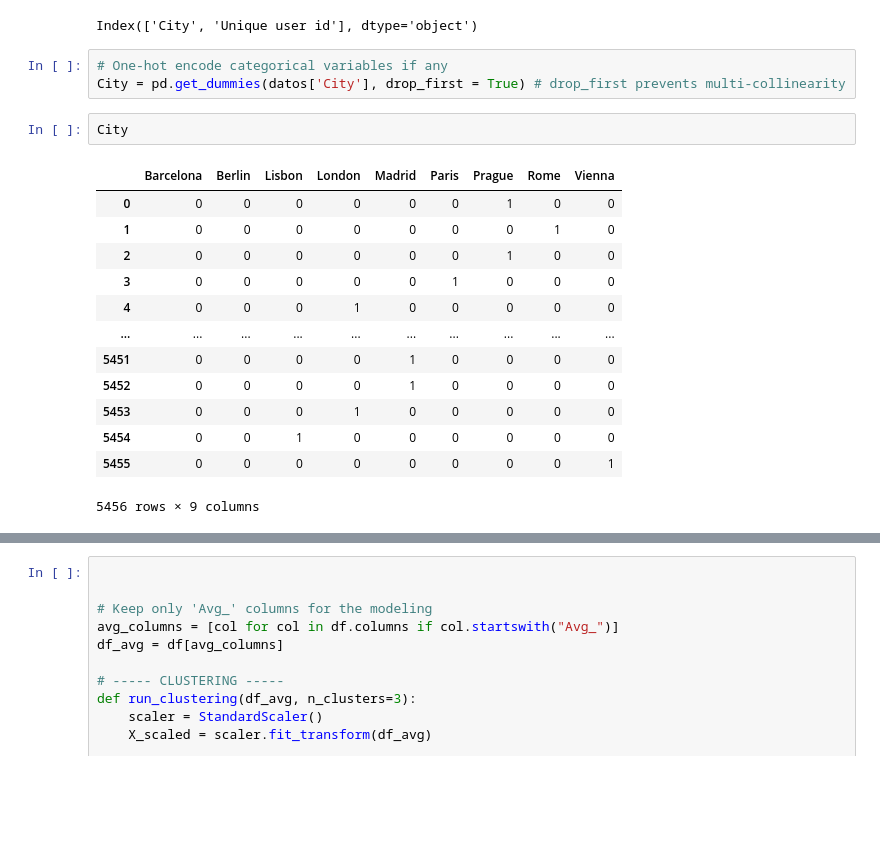
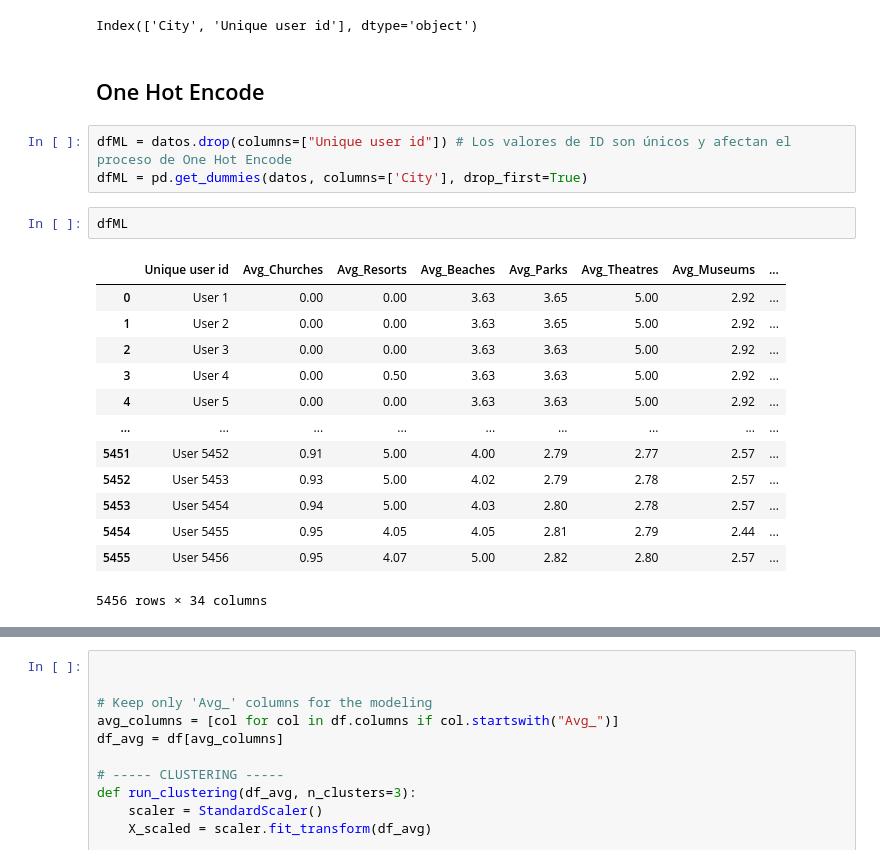
Before and after one commit to gabrielaaguiv5/ProjectI, a Jupyter notebook: notebooks/01_eda_overview.ipynb, the cells around one changed output, grey strips where cells are left out. Cells and saved outputs as stored; diff of their text form; blank space fills up the shorter version.

```diff
--- a/notebooks/01_eda_overview.ipynb
+++ b/notebooks/01_eda_overview.ipynb
@@ -522,22 +522,24 @@ plt.show()
 datos.select_dtypes(['category']).columns
 # %% [output]
 Index(['City', 'Unique user id'], dtype='object')
+# %% [markdown]
+## One Hot Encode
 # %%
-# One-hot encode categorical variables if any
-City = pd.get_dummies(datos['City'], drop_first = True) # drop_first prevents multi-collinearity
+dfML = datos.drop(columns=["Unique user id"]) # Los valores de ID son únicos y afectan el proceso de One Hot Encode
+dfML = pd.get_dummies(datos, columns=['City'], drop_first=True)
 # %%
-City
+dfML
 # %% [output]
-|  | Barcelona | Berlin | Lisbon | London | Madrid | Paris | Prague | Rome | Vienna |
-| 0 | 0 | 0 | 0 | 0 | 0 | 0 | 1 | 0 | 0 |
-| 1 | 0 | 0 | 0 | 0 | 0 | 0 | 0 | 1 | 0 |
-| 2 | 0 | 0 | 0 | 0 | 0 | 0 | 1 | 0 | 0 |
-| 3 | 0 | 0 | 0 | 0 | 0 | 1 | 0 | 0 | 0 |
-| 4 | 0 | 0 | 0 | 1 | 0 | 0 | 0 | 0 | 0 |
-| ... | ... | ... | ... | ... | ... | ... | ... | ... | ... |
-| 5451 | 0 | 0 | 0 | 0 | 1 | 0 | 0 | 0 | 0 |
-| 5452 | 0 | 0 | 0 | 0 | 1 | 0 | 0 | 0 | 0 |
-| 5453 | 0 | 0 | 0 | 1 | 0 | 0 | 0 | 0 | 0 |
-| 5454 | 0 | 0 | 1 | 0 | 0 | 0 | 0 | 0 | 0 |
-| 5455 | 0 | 0 | 0 | 0 | 0 | 0 | 0 | 0 | 1 |
+|  | Unique user id | Avg_Churches | Avg_Resorts | Avg_Beaches | Avg_Parks | Avg_Theatres | Avg_Museums | ... |
+| 0 | User 1 | 0.00 | 0.00 | 3.63 | 3.65 | 5.00 | 2.92 | ... |
+| 1 | User 2 | 0.00 | 0.00 | 3.63 | 3.65 | 5.00 | 2.92 | ... |
+| 2 | User 3 | 0.00 | 0.00 | 3.63 | 3.63 | 5.00 | 2.92 | ... |
+| 3 | User 4 | 0.00 | 0.50 | 3.63 | 3.63 | 5.00 | 2.92 | ... |
+| 4 | User 5 | 0.00 | 0.00 | 3.63 | 3.63 | 5.00 | 2.92 | ... |
+| ... | ... | ... | ... | ... | ... | ... | ... | ... |
+| 5451 | User 5452 | 0.91 | 5.00 | 4.00 | 2.79 | 2.77 | 2.57 | ... |
+| 5452 | User 5453 | 0.93 | 5.00 | 4.02 | 2.79 | 2.78 | 2.57 | ... |
+| 5453 | User 5454 | 0.94 | 5.00 | 4.03 | 2.80 | 2.78 | 2.57 | ... |
+| 5454 | User 5455 | 0.95 | 4.05 | 4.05 | 2.81 | 2.79 | 2.44 | ... |
+| 5455 | User 5456 | 0.95 | 4.07 | 5.00 | 2.82 | 2.80 | 2.57 | ... |
-5456 rows × 9 columns
+5456 rows × 34 columns
```
Also changed, not shown: parts of 16 cells of this notebook.
